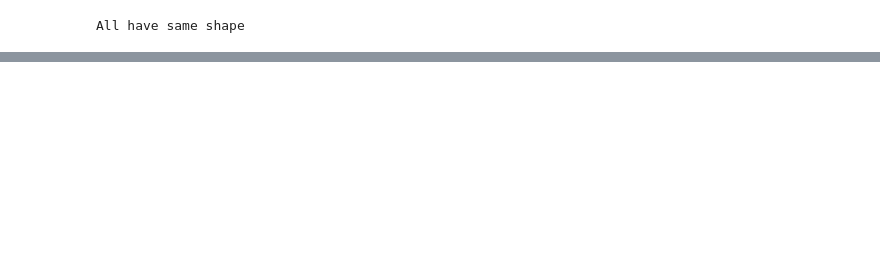
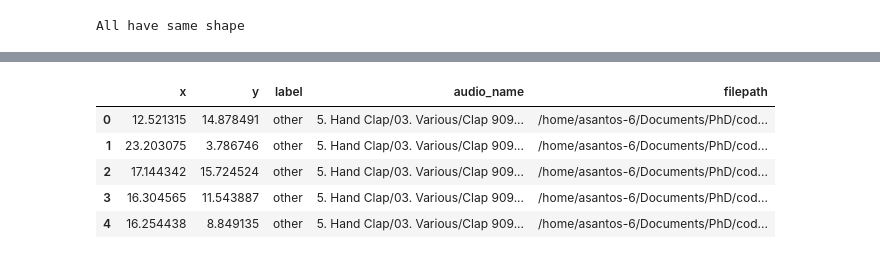
Before and after one commit to asantos-6/RAVERs, a Jupyter notebook: notebooks/RAVE Latent Space exploration.ipynb, the cells around one changed output, grey strips where cells are left out. Cells and saved outputs as stored; diff of their text form; code cells hidden in the pictures; blank space fills up the shorter version.

```diff
--- a/notebooks/RAVE Latent Space exploration.ipynb
+++ b/notebooks/RAVE Latent Space exploration.ipynb
@@ -668,7 +650,7 @@ for audio_file, audio_name in zip(audio_files, audio_names):
         label = 'other'
 
     # Create a FiftyOne Sample
-    sample = fo.Sample(filepath=audio_file, audio=audio_data, sample_rate=sample_rate, label=label)
+    sample = fo.Sample(filepath=audio_file, audio=audio_data, sample_rate=sample_rate, label=label, audio_name=audio_name)
 
     # Add the sample to the dataset
     dataset.add_sample(sample)
@@ -718,0 +717,16 @@ results = fob.compute_visualization(
+# %%
+import pandas as pd
+
+df = pd.DataFrame(results.points, columns=['x', 'y'])
+df['label'] = dataset.values('label')
+df['audio_name'] = dataset.values('audio_name')
+df['filepath'] = dataset.values('filepath')
+
+df.head()
+# %% [output]
+|  | x | y | label | audio_name | filepath |
+| 0 | 12.521315 | 14.878491 | other | 5. Hand Clap/03. Various/Clap 909... | /home/asantos-6/Documents/PhD/cod... |
+| 1 | 23.203075 | 3.786746 | other | 5. Hand Clap/03. Various/Clap 909... | /home/asantos-6/Documents/PhD/cod... |
+| 2 | 17.144342 | 15.724524 | other | 5. Hand Clap/03. Various/Clap 909... | /home/asantos-6/Documents/PhD/cod... |
+| 3 | 16.304565 | 11.543887 | other | 5. Hand Clap/03. Various/Clap 909... | /home/asantos-6/Documents/PhD/cod... |
+| 4 | 16.254438 | 8.849135 | other | 5. Hand Clap/03. Various/Clap 909... | /home/asantos-6/Documents/PhD/cod... |
```
Also changed, not shown: parts of 15 cells of this notebook.
